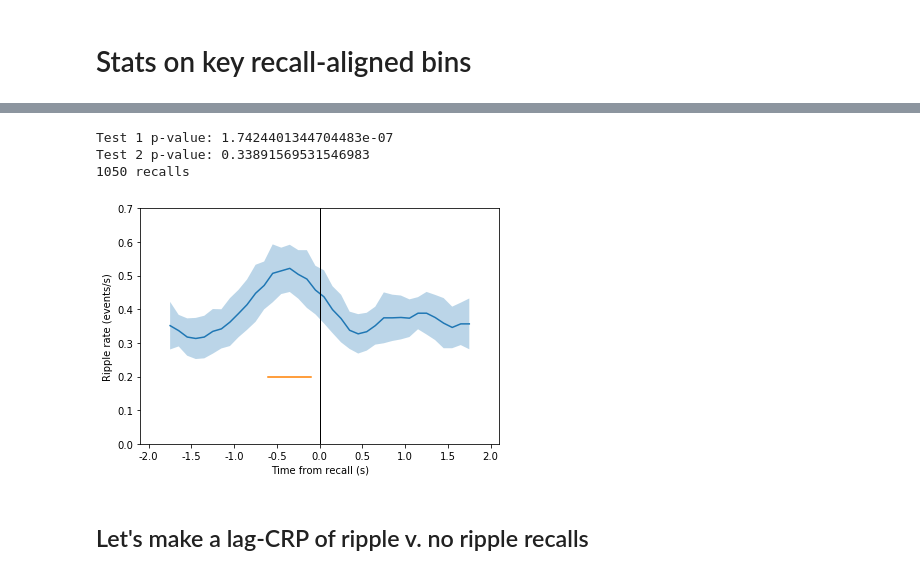
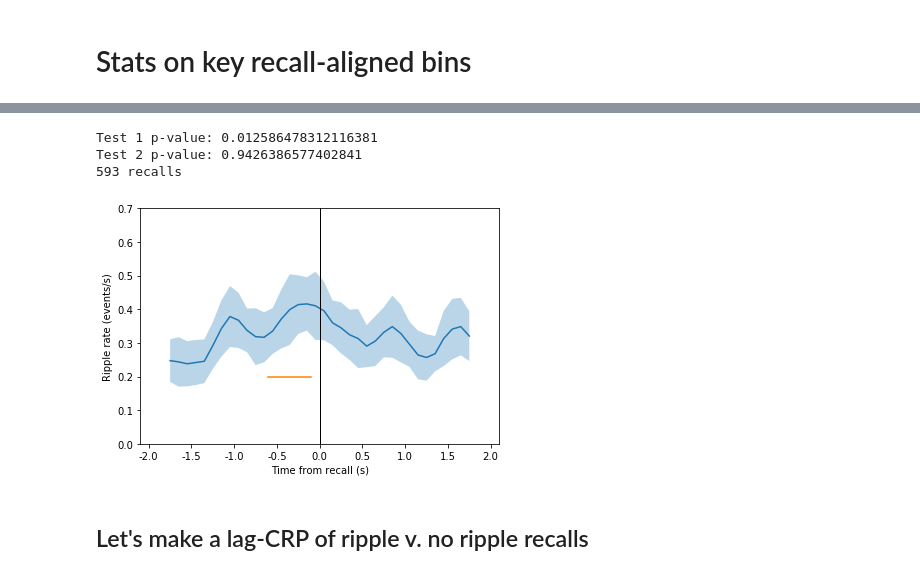
Before and after one commit to jjsakon/SWR, a Jupyter notebook: code/SWRanalysisClustering.ipynb, the cells around one changed output, grey strips where cells are left out. Drawn from its saved outputs; the diff is of its cells as text; code cells hidden in the pictures.

```diff
--- a/code/SWRanalysisClustering.ipynb
+++ b/code/SWRanalysisClustering.ipynb
@@ -1767,7 +1790,7 @@ a=1;
 select_subfield = True
 
 if select_subfield == True:
-    location_selected = ['ca1','dg'] # 'ca3' # 'dg' 'ca1' 'sub' ['ca1','dg']<-can select 2 like this as well (code looks for both)
+    location_selected = 'dg' # 'ca3' # 'dg' 'ca1' 'sub' ['ca1','dg']<-can select 2 like this as well (code looks for both)
         # left # right # left hippocampus # right hippocampus # hippocampus
         # to see number of each: sum(np.array([names.find('sub') for names in HPC_names])>=0)
 else:
@@ -1783,19 +1806,21 @@ else:
 select_semantic_temporal = 3
 # 0 means neither (use for no clustering or subject-level),
 # 1 means semantic
-# 2 means temporal BUT DO 3 TO USE LAGS
+# 2 means temporal BUT SHOULD DO 3 TO USE LAGS (this uses temporal clustering score which wasnn't as clean)
 # 3 temporal by lag. There upper/lower actually means lag=1 and lag≥4
 
 catFR1_all_semantic = 0
 # for catFR1:
 # if 0 use only remote;
-# if 1 testing *all* semantic trials
-# if 2 use adjacent semantic instead of remote semantic
+# if 1 testing *all* semantic trials (or all unclustered...although cleaner to just keep remote unclusetered)
+    # since only 4% of trials are adjacent unclustered
+# if 2 use adjacent semantic instead of remote semantic (remote is same as with *all* though)
 # note that this also matters for subject-level plots and how P(semantically clustered) is calculated
 # for FR1 temporal: just set to 0
 
-# if selecting for semantic/temporal clustering subset of trials pick your subset
-upper_or_lower = 0 # 1 (upper) or 2 (lower) or 0 (don't select either like for lag_CRP analysis)
+# if selecting for semantic/temporal clustering using values select high or low values using thresholds below
+upper_or_lower = 2 # 1 (upper) or 2 (lower) or 0 (like for lag_CRP analysis)
+# for semantic this means adjacent (upper) or remote (lower)
 
 ## For FR1: ##
 # 1 means higher than upper_percentile (clustered)
@@ -2549,40 +2574,56 @@ print('Test 1 p-value: '+str(bin_model1.pvalues[1]))
 print('Test 2 p-value: '+str(bin_model2.pvalues[1]))
 print(str(num_trials)+' recalls')
 
 if save_plot_data == 1:
     # get strings for path name for save and loading cluster data
     soz_label,recall_selection_name,subfolder = getSWRpathInfo(remove_soz_ictal,recall_type_switch,selected_period,recall_minimum)
 
     path_name = '/home1/john/SWR/figures/'+subfolder
     if os.path.isdir(path_name) == False:
         os.mkdir(path_name)
     if type(location_selected)==list:
         location_selected = 'ca1dg'
     if upper_or_lower == 1:
         upper_label = 'upper'
     elif upper_or_lower == 2:
         upper_label = 'lower'
     else:
         upper_label = ''
 
+    # let's make these filenames easier to understand by giving them names
+    if catFR1_all_semantic == 0:
+        tt_label = 'remote'
+    elif catFR1_all_semantic == 1:
+        tt_label = 'all-semantic'
+    elif catFR1_all_semantic == 2:
+        tt_label = 'adjacent-semantic'
+
+    if select_semantic_temporal == 0:
+        st_label = 'neither'
+    elif select_semantic_temporal == 1:
+        st_label = 'semantic'
+    elif select_semantic_temporal == 2:
+        st_label = 'temporalclust'
+    elif select_semantic_temporal == 3:
+        st_label = 'lag'
+
     fn = os.path.join(path_name,
-        'SWRCLUSTER_'+exp+'_'+region_name+'_'+location_selected+'_'+str(recall_type_switch)+
-                      '_'+soz_label+'_recalls-'+str(min_recalls)+'_'+upper_label+'_'
-                      +str(select_semantic_temporal)+'.p')
+        'SWRCLUSTER_'+exp+'_'+sub_selection+'_'+region_name+'_'+location_selected+'_'+str(recall_type_switch)+
+                      '_'+soz_label+'_'+st_label+'_'+upper_label+'_'+tt_label+'.p')
     with open(fn,'wb') as f:
         pickle.dump({'bin_centers':bin_centers,'PSTH':PSTH,'SE_plot':SE_plot,'num_trials':num_trials,
                     'bin_model1':bin_model1,'bin_model2':bin_model2,
                     'binned_first_stats_array':binned_first_stats_array,'binned_second_stats_array':binned_second_stats_array,
                     'subject_name_array':subject_name_array,'session_name_array':session_name_array,
                     'temporal_clustering_key':temporal_clustering_key,
                     'semantic_clustering_key':semantic_clustering_key,
                     'electrode_array':electrode_array,'channel_coords_array':channel_coords_array}, f)
 a=1;
 # %% [output]
-Test 1 p-value: 1.7424401344704483e-07
-Test 2 p-value: 0.33891569531546983
-1050 recalls
+Test 1 p-value: 0.012586478312116381
+Test 2 p-value: 0.9426386577402841
+593 recalls
-[figure, old version]
+[figure, new version]
 # %% [markdown]
 ## Let's make a lag-CRP of ripple v. no ripple recalls
 # %%
```
Also changed, not shown: parts of 6 cells of this notebook, 1 other file.
